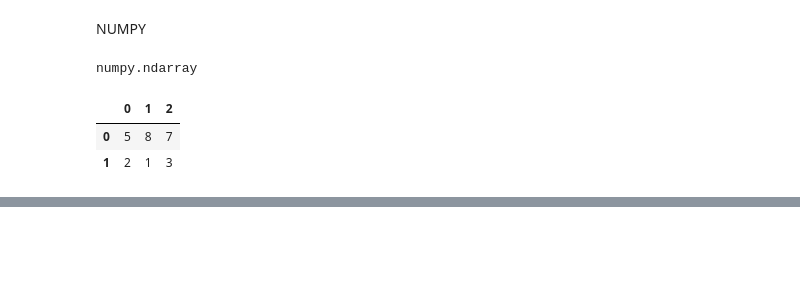
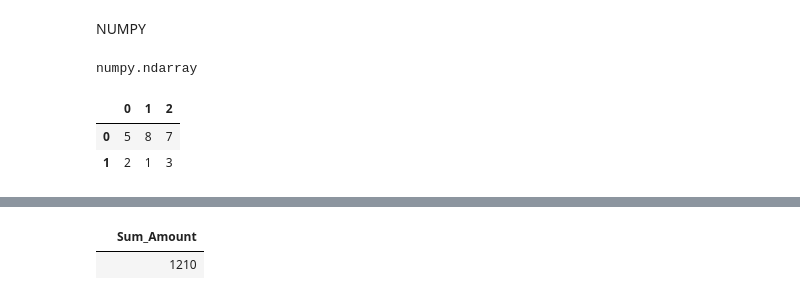
Before and after one commit to necromancer143/project, a Jupyter notebook: Pratyush/Untitled0.ipynb, the cells around one changed output, grey strips where cells are left out. Cells and saved outputs as stored; diff of their text form; code cells hidden in the pictures; blank space fills up the shorter version.

```diff
--- a/Pratyush/Untitled0.ipynb
+++ b/Pratyush/Untitled0.ipynb
@@ -319,0 +392,11 @@ array([[2, 7, 0, 8, 3],
+# %%
+#Sum of all the amount gained in the week
+Weekly_Amount=Total_Sales.values.sum()
+Weekly_Amount
+Total_Profit = pd.DataFrame(Weekly_Amount,
+                            index=[""],
+                            columns=["Sum_Amount"])
+Total_Profit
+# %% [output]
+|  | Sum_Amount |
+|  | 1210 |
```
Also changed, not shown: parts of 15 cells of this notebook.
